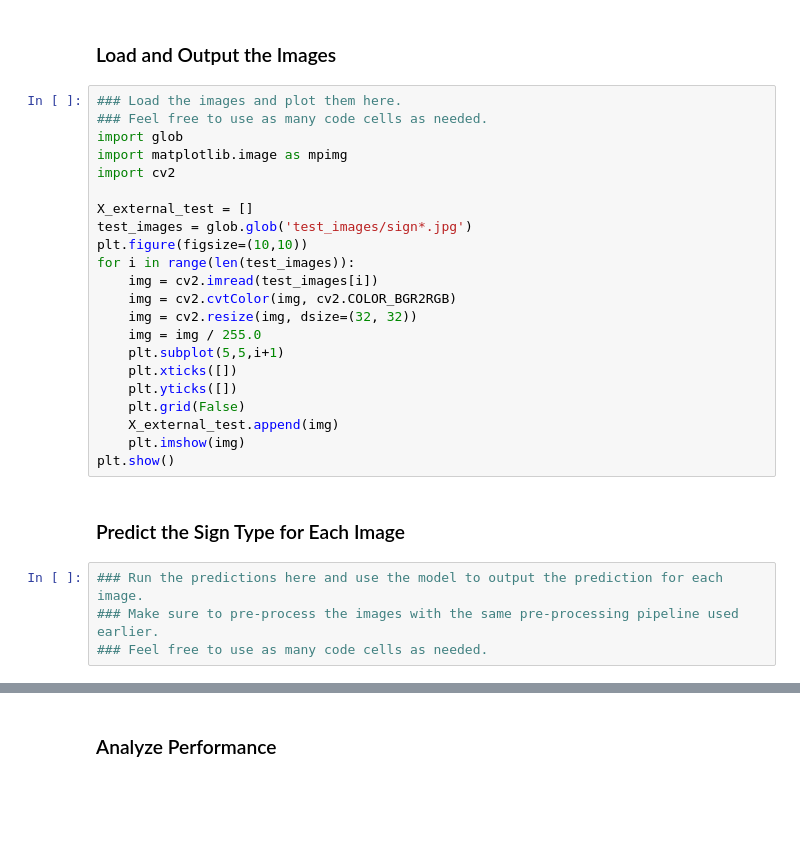
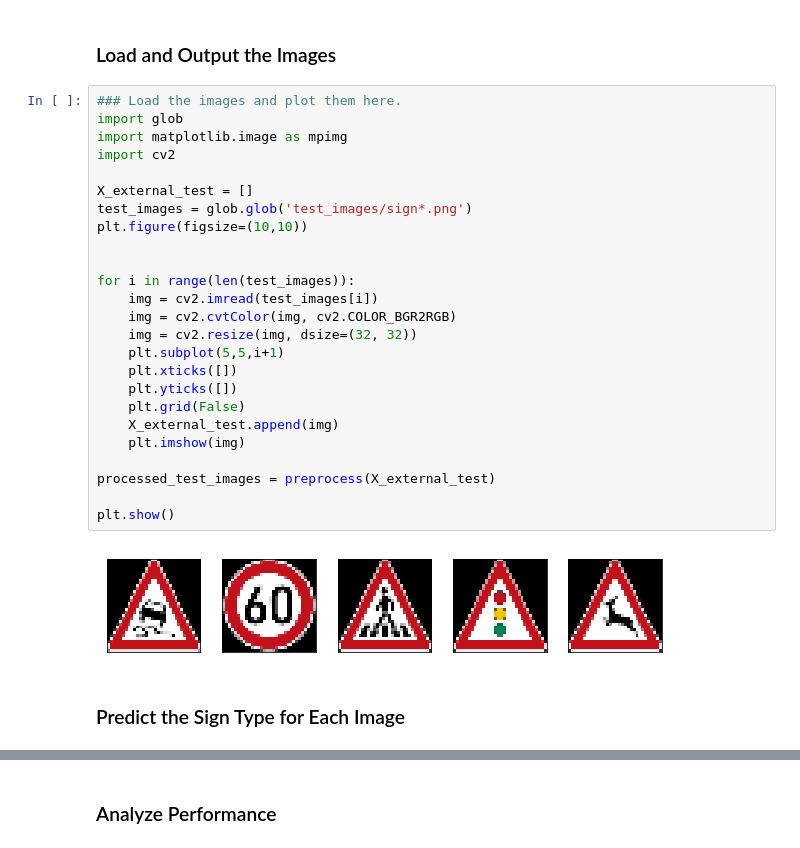
Before and after one commit to ramiejleh/Traffic-Sign-Classifier, a Jupyter notebook: Traffic_Sign_Classifier.ipynb, the cells around one changed output, grey strips where cells are left out. Saved outputs shown, nothing was run; the diff lists cells and outputs as text; blank space fills up the shorter version.

Commit message:
Model trained and tested

```diff
--- a/Traffic_Sign_Classifier.ipynb
+++ b/Traffic_Sign_Classifier.ipynb
@@ -388,29 +385,30 @@ You may find `signnames.csv` useful as it contains mappings from the class id (i
 ### Load and Output the Images
 # %%
 ### Load the images and plot them here.
-### Feel free to use as many code cells as needed.
 import glob
 import matplotlib.image as mpimg
 import cv2
 
 X_external_test = []
-test_images = glob.glob('test_images/sign*.jpg')
+test_images = glob.glob('test_images/sign*.png')
 plt.figure(figsize=(10,10))
+
+
 for i in range(len(test_images)):
     img = cv2.imread(test_images[i])
     img = cv2.cvtColor(img, cv2.COLOR_BGR2RGB)
     img = cv2.resize(img, dsize=(32, 32))
-    img = img / 255.0
     plt.subplot(5,5,i+1)
     plt.xticks([])
     plt.yticks([])
     plt.grid(False)
     X_external_test.append(img)
     plt.imshow(img)
+
+processed_test_images = preprocess(X_external_test)
+
 plt.show()
+# %% [output]
+[figure, added]
 # %% [markdown]
 ### Predict the Sign Type for Each Image
-# %%
-### Run the predictions here and use the model to output the prediction for each image.
-### Make sure to pre-process the images with the same pre-processing pipeline used earlier.
-### Feel free to use as many code cells as needed.
```
Also changed, not shown: parts of 10 cells of this notebook, 16 other files.
